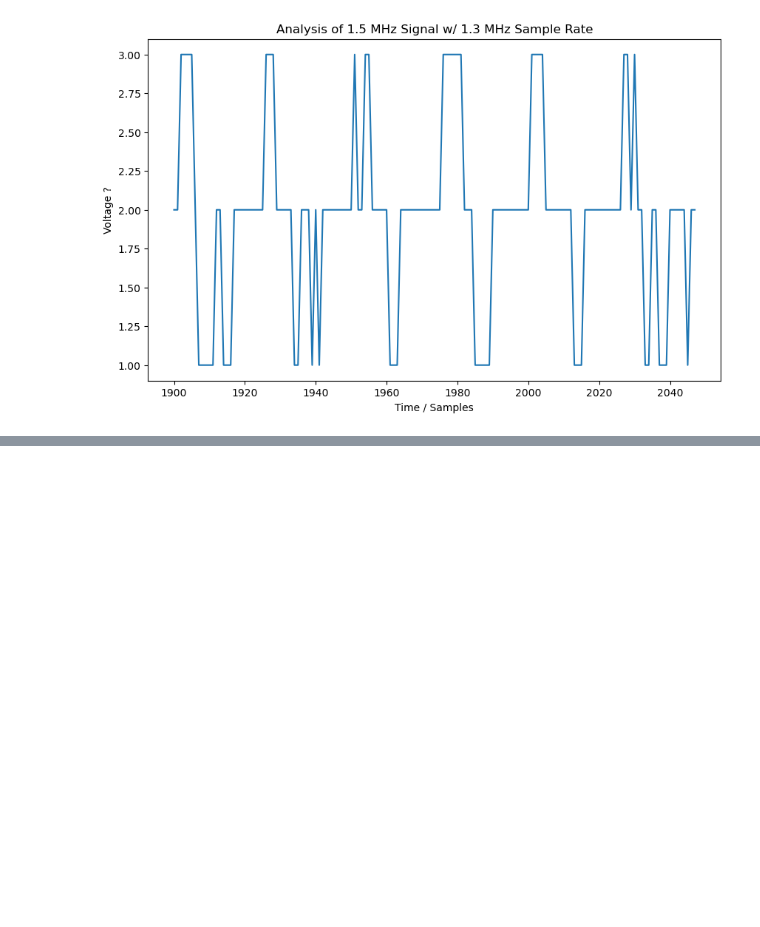
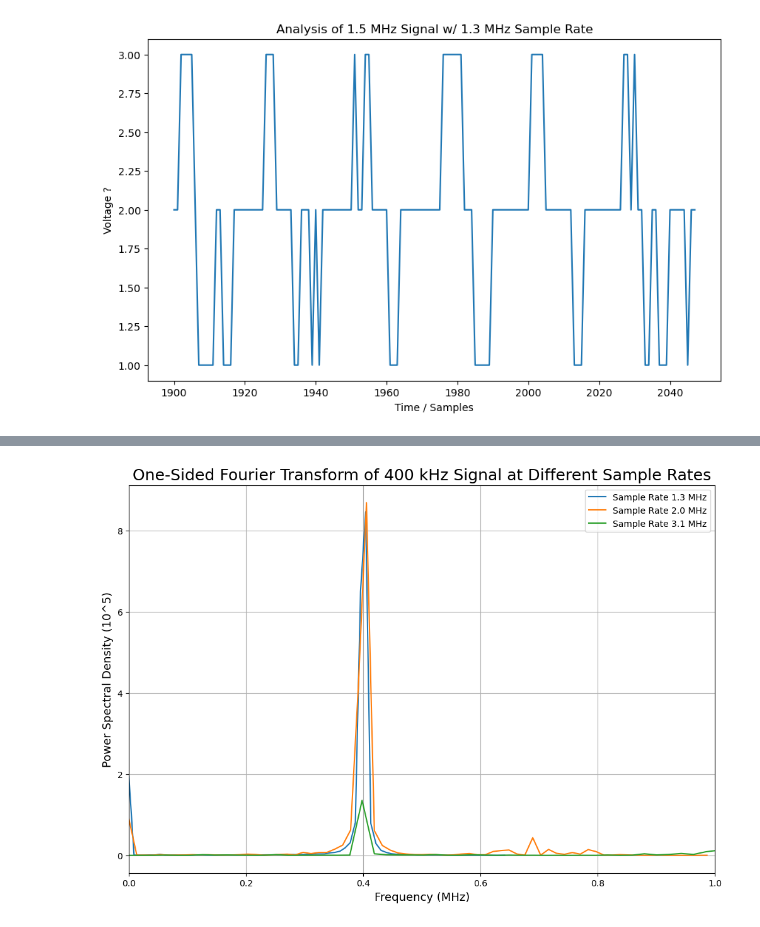
Before and after one commit to Brandon102002/ugastro, a Jupyter notebook: lab_1_analysis.ipynb, the cells around one changed output, grey strips where cells are left out. Cells and saved outputs as stored; diff of their text form; code cells hidden in the pictures; blank space fills up the shorter version.

```diff
--- a/lab_1_analysis.ipynb
+++ b/lab_1_analysis.ipynb
@@ -181,3 +181,30 @@ plt.show()
+# %%
+datasets = [data_400khz_1300khz, data_400khz_2000khz, data_400khz_3100khz]
+sample_rates = [1.3e6, 2.0e6, 3.1e6]
+sample_rate_titles = ["1.3 MHz", "2.0 MHz", "3.1 MHz"]
+N = len(indices)
+mid = N // 2
+
+plt.figure(figsize=(12, 8))
+
+for i, data in enumerate(datasets):
+    fft_data = fft(data)
+    fft_data_shifted = fftshift(fft_data)[mid:]
+    freq_bins = fftshift(fftfreq(N, d=1/sample_rates[i]))[mid:]
+
+    power_spectrum = 2 * (abs(fft_data_shifted) ** 2)
+
+    plt.plot(freq_bins / 1e6, power_spectrum / 1e5, label=f"Sample Rate {sample_rate_titles[i]}")
+
+plt.xlabel("Frequency (MHz)", size=13)
+plt.xlim((0, 1))
+plt.ylabel("Power Spectral Density (10^5)", size=13)
+plt.title("One-Sided Fourier Transform of 400 kHz Signal at Different Sample Rates", size=18)
+plt.legend()
+plt.grid(True)
+plt.show()
+# %% [output]
+[figure, added]
 # %%
 datasets = [data_1500khz_1300khz, data_1500khz_2000khz, data_1500khz_3100khz]
 sample_rates = [1.3e6, 2.0e6, 3.1e6]
```
Also changed, not shown: parts of 2 cells of this notebook.
